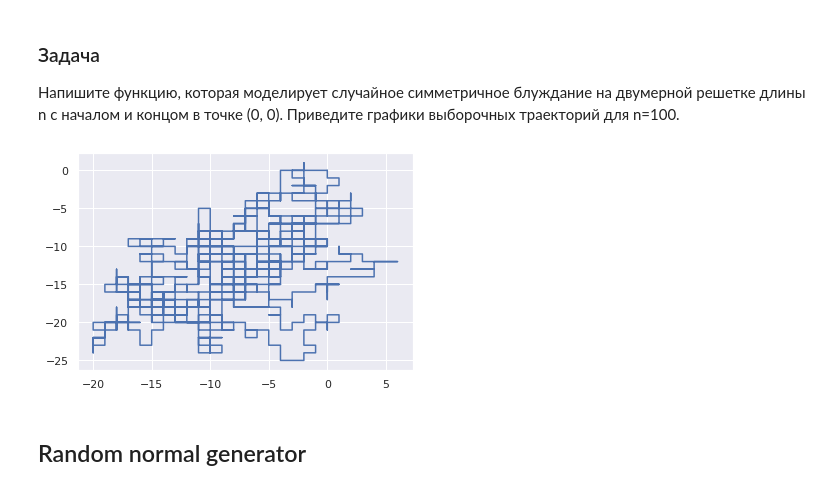
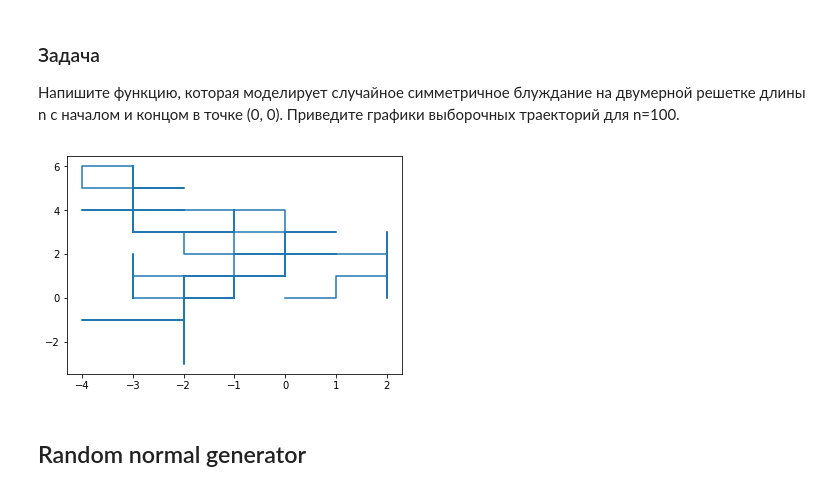
Before and after one commit to annalimm/First_hmw, a Jupyter notebook: Sampling_start.ipynb, the cells around one changed output. Drawn from its saved outputs; the diff is of its cells as text; code cells hidden in the pictures.

```diff
--- a/Sampling_start.ipynb
+++ b/Sampling_start.ipynb
@@ -305,36 +305,25 @@ plt.show()
 # %% [markdown]
 ### Задача
 Напишите функцию, которая моделирует случайное симметричное блуждание на двумерной решетке длины n c началом и концом в точке (0, 0). Приведите графики выборочных траекторий для n=100.
-# %%
-import numpy
-from matplotlib import pyplot as plt
-import random
-
-n = 10000
-
-x = numpy.zeros(n)
-y = numpy.zeros(n)
-
-for i in range(1, n):
-  val = random.randint(1, 4)
-  if val == 1:
-    x[i] = x[i - 1] + 1
-    y[i] = y[i - 1]
-  elif val == 2:
-    x[i] = x[i - 1] - 1
-    y[i] = y[i - 1]
-  elif val == 3:
-    x[i] = x[i - 1]
-    y[i] = y[i - 1] + 1
-  else:
-    x[i] = x[i - 1]
-    y[i] = y[i - 1] - 1
-  if (x[i] == 0) and (y[i] == 0):
-    break
-plt.plot(x, y)
-plt.show()
-# %% [output]
-[figure, removed]
+# %%
+import numpy
+from matplotlib import pyplot as plt
+n=100
+l = np.random.choice(np.arange(n), n//2, replace=False)
+m = np.random.choice(np.arange(n), n//2, replace=False)
+l_moves = np.ones(n)
+m_moves = np.ones(n)
+l_moves[l] = -1
+m_moves[m] = -1
+l = np.cumsum(l_moves)
+m = np.cumsum(m_moves)
+x = (m + l)/2
+y = (l - m)/2
+
+plt.plot(x, y)
+plt.show()
+# %% [output]
+[figure, added]
 # %% [markdown]
 ## Random normal generator
 # %% [markdown]
```
